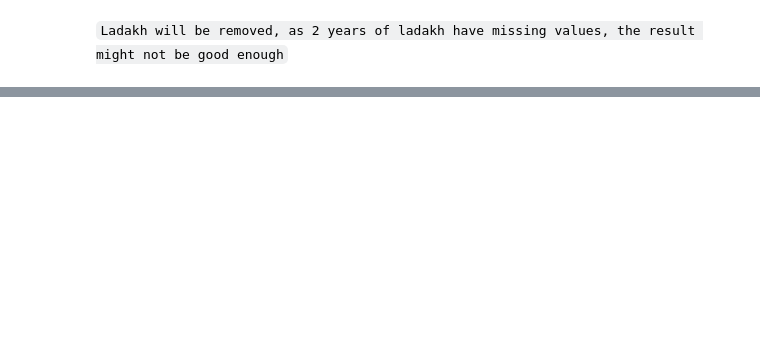
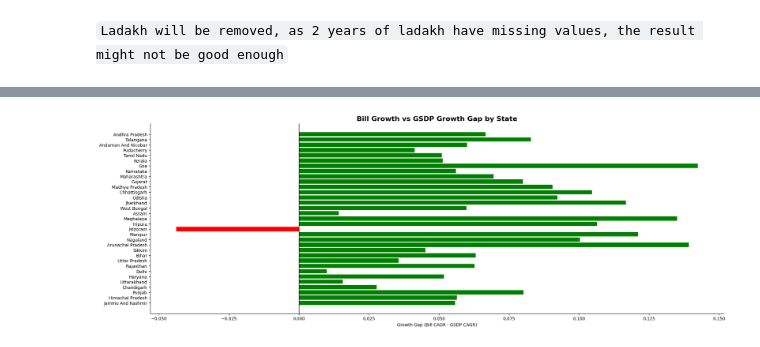
Before and after one commit to IamRaNo/india-logistics-hub-optimizer, a Jupyter notebook: jupyter notebooks/02_growth_gap_analysis.ipynb, the cells around one changed output, grey strips where cells are left out. Cells and saved outputs as stored; diff of their text form; code cells hidden in the pictures; blank space fills up the shorter version.

```diff
--- a/jupyter notebooks/02_growth_gap_analysis.ipynb
+++ b/jupyter notebooks/02_growth_gap_analysis.ipynb
@@ -153,0 +153,7 @@ gsdp.describe(include='number').round(2)
+# %%
+def geo_growth(row):
+    vals = 1 + row[['20-21','21-22','22-23']]/100
+    return (vals.prod())**(1/3) - 1
+# %%
+bill['geo_growth'] = bill.apply(geo_growth, axis=1)
+gsdp['geo_growth'] = gsdp.apply(geo_growth, axis=1)
@@ -153,0 +169,16 @@ gsdp.describe(include='number').round(2)
+# %%
+comparison = bill.merge(gsdp, on='state',how='left')\
+    .rename(columns={'geo_growth_x':'bill_cagr','geo_growth_y':'gsdp_cagr'})[['state','bill_cagr','gsdp_cagr']]
+# %%
+comparison['diff'] = comparison['bill_cagr']-comparison['gsdp_cagr']
+# %%
+colors = comparison['diff'].apply(lambda x: 'green' if x > 0 else 'red')
+plt.figure(figsize=(24,8))
+plt.barh(comparison['state'].str.title(), comparison['diff'], color=colors)
+plt.axvline(0, color='black', linewidth=1)
+plt.title('Bill Growth vs GSDP Growth Gap by State', fontweight='bold', fontsize=16)
+plt.xlabel('Growth Gap (Bill CAGR - GSDP CAGR)')
+sns.despine()
+plt.show()
+# %% [output]
+[figure, added]
```
Also changed, not shown: parts of 18 cells of this notebook, 1 other file.
